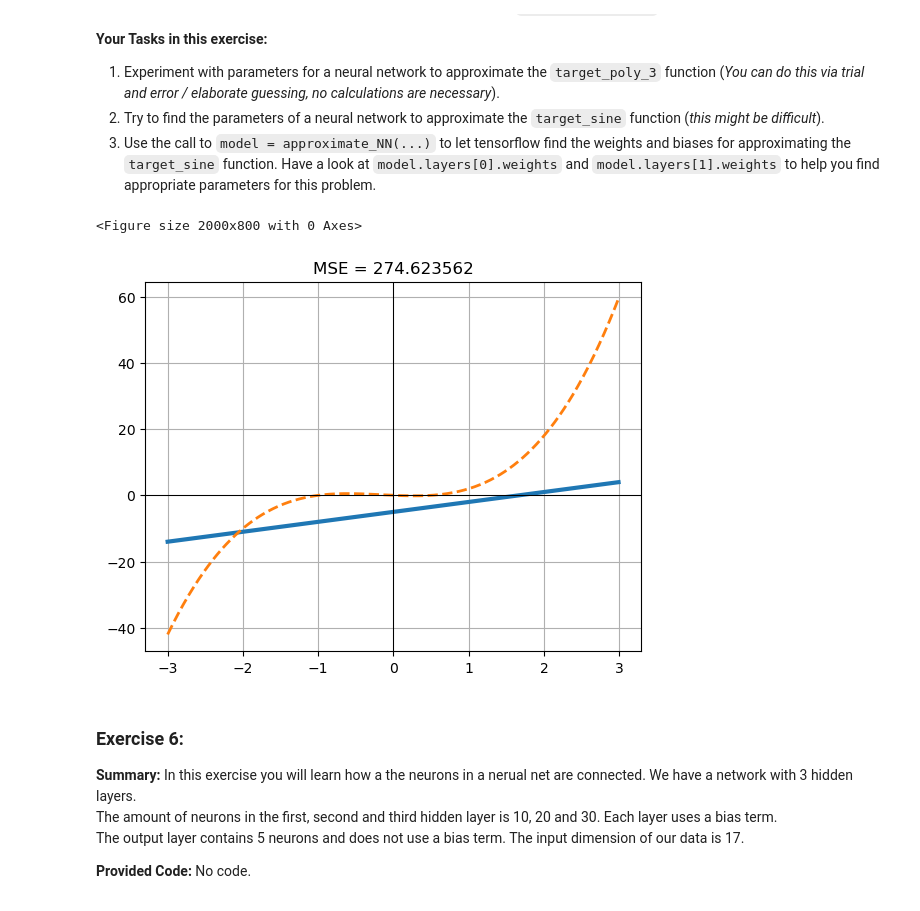
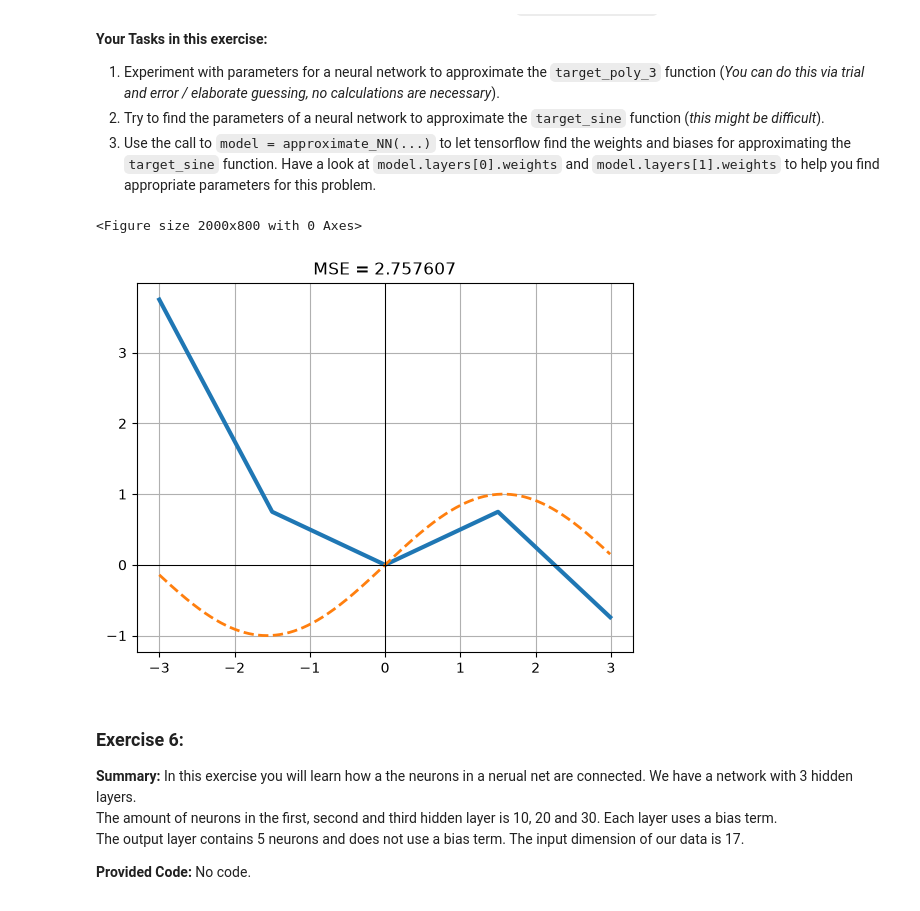
Before and after one commit to atakan4804/NN, a Jupyter notebook: Neural-Networks/ANN/ANN-Exercises.ipynb, the cells around one changed output. Saved outputs shown, nothing was run; the diff lists cells and outputs as text; code cells hidden in the pictures.

```diff
--- a/Neural-Networks/ANN/ANN-Exercises.ipynb
+++ b/Neural-Networks/ANN/ANN-Exercises.ipynb
@@ -344,16 +370,29 @@ def combine_neurons(neurons, weights, bias, target_func):
     ax.axvline(x=0, color='k', linewidth=0.75)
     plt.title("MSE = %f" % mse)
 # %%
+def target_poly_3(x):
+    return x**3
+
+def target_sine(x):
+    return np.sin(x)
+
 # Combine two neurons
 #
-r1 = neuron(3,0, False)
+r1 = neuron(10,2, False)
 r2 = neuron(-3,0, False)
 # r1 is weighted by 1 and -1 with a bias of -5 in the output layer neuron
 #
-combine_neurons([r1, r2], [1, -1], -5, target_poly_3)
+#combine_neurons([r1, r2], [1, -1], -5, target_poly_3)
+
+r1 = neuron(1, 0, False)
+r2 = neuron(-1, 0, False)
+r3 = neuron(1, -1.5, False)
+r4 = neuron(-1, -1.5, False)
+
+combine_neurons([r1, r2, r3, r4], [0.5, 0.5, -1.5, 1.5], 0, target_sine)
 # %% [output]
 <Figure size 2000x800 with 0 Axes>
-[figure, old version]
+[figure, new version]
 # %% [markdown]
 ### Exercise 6:
 
```
Also changed, not shown: parts of 6 cells of this notebook.
